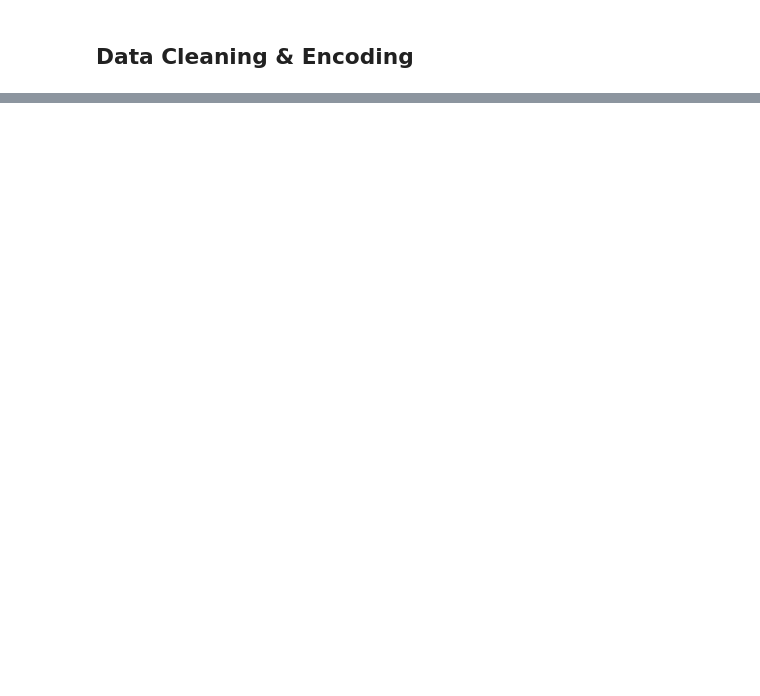
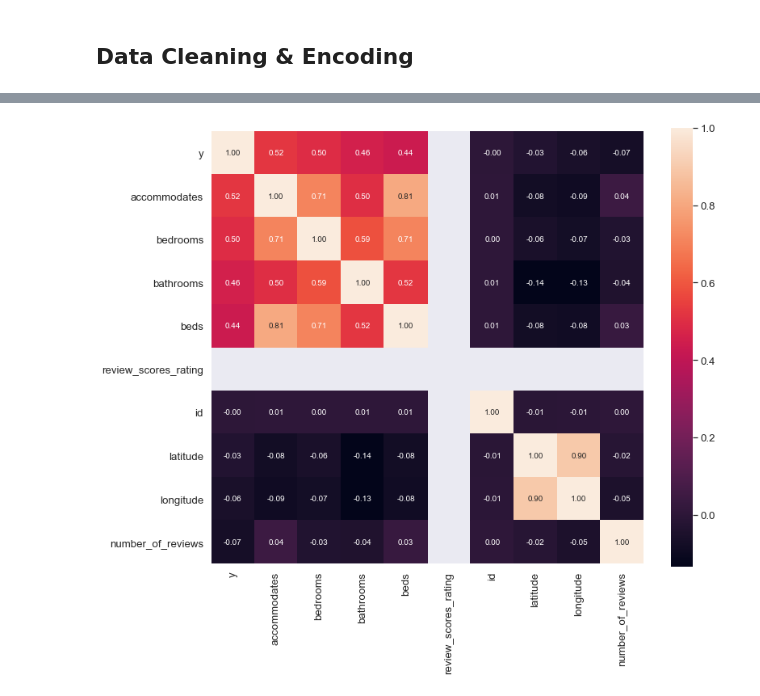
Before and after one commit to inai17ibar/signate_assesment, a Jupyter notebook: analysis.ipynb, the cells around one changed output, grey strips where cells are left out. Cells and saved outputs as stored; diff of their text form; code cells hidden in the pictures; blank space fills up the shorter version.

```diff
--- a/analysis.ipynb
+++ b/analysis.ipynb
@@ -125,0 +219,14 @@ plt.show()
+# %%
+# https://nehori.com/nikki/2019/12/25/kaggle-2/#toc13
+k = 20 # number of variables for heatmap
+df = df_train
+corrmat = df.corr()
+cols = corrmat.nlargest(k, "y")["y"].index
+cm = np.corrcoef(df[cols].values.T)
+fig, ax = plt.subplots(figsize=(12, 10))
+sns.set(font_scale=1.2)
+hm = sns.heatmap(cm, cbar=True, annot=True, square=True, fmt=".2f", annot_kws={"size": 10}, yticklabels=cols.values, xticklabels=cols.values)
+plt.show()
+fig.savefig("figure_feature_heatmap.png")
+# %% [output]
+[figure, added]
```
Also changed, not shown: parts of 55 cells of this notebook, 6 other files.
